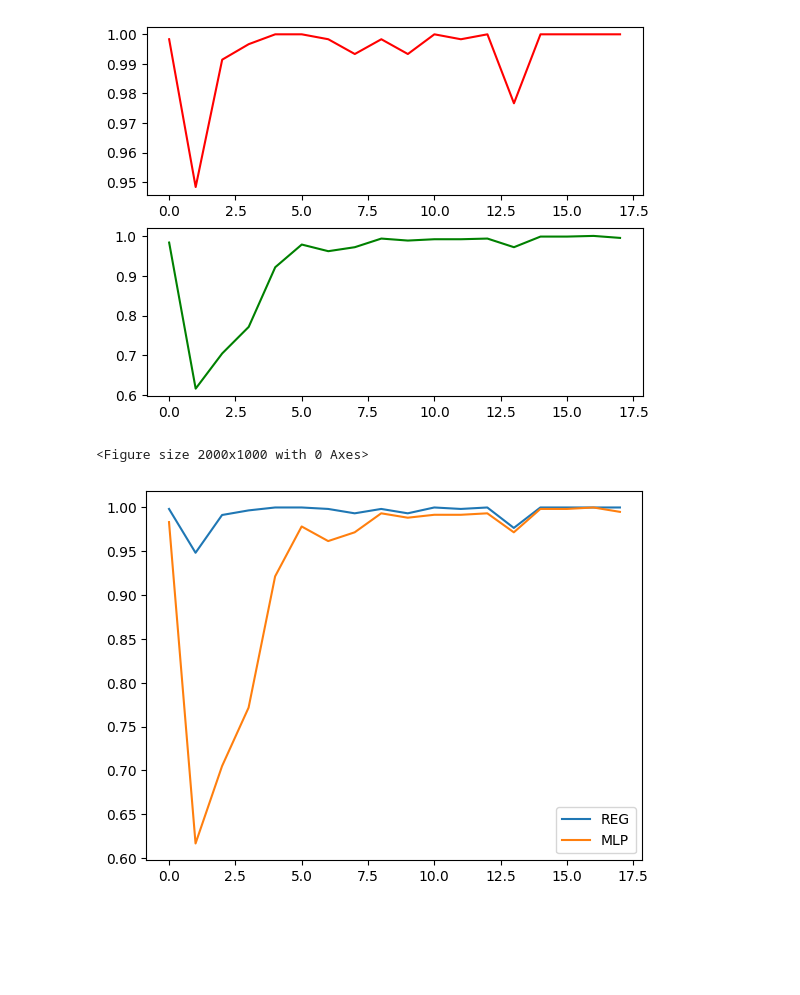
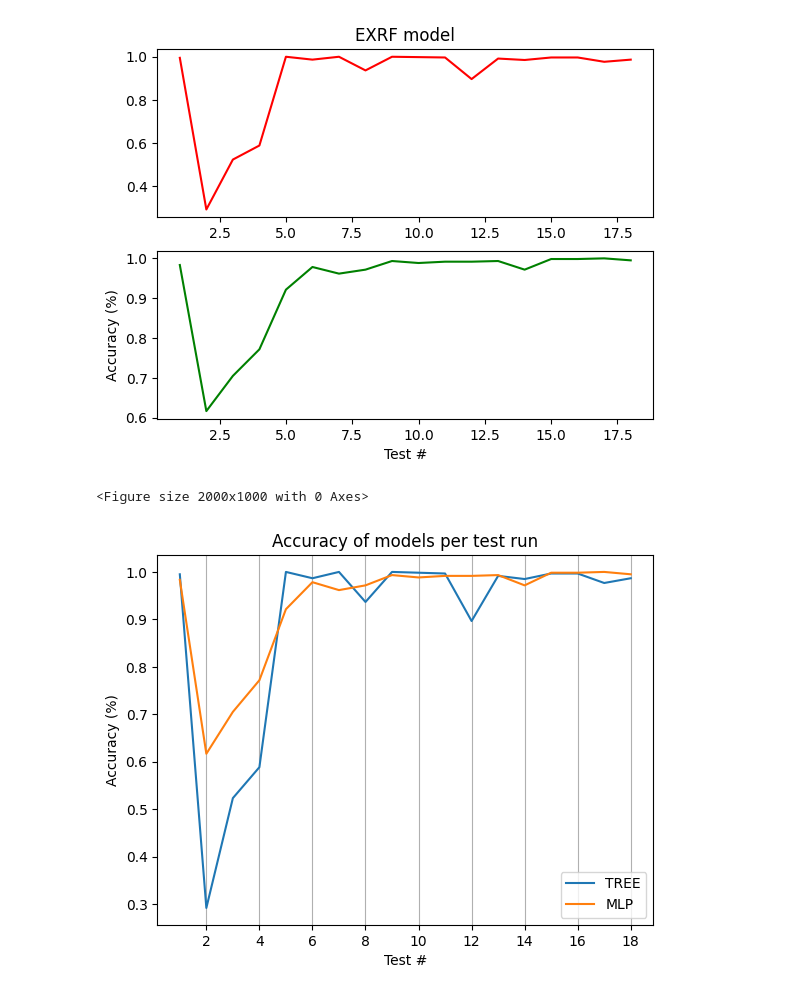
Before and after one commit to janenotjung-hue/inverted-pendulum, a Jupyter notebook: code/performance.ipynb, the cells around one changed output. Cells and saved outputs as stored; diff of their text form; code cells hidden in the pictures; blank space fills up the shorter version.

```diff
--- a/code/performance.ipynb
+++ b/code/performance.ipynb
@@ -3,11 +3,12 @@ import matplotlib.pyplot as plt
 import numpy as np
 import pandas as pd
 
-reg_df = pd.read_csv('reg_scores.csv').drop(columns=['Unnamed: 0'])
-mlp_df = pd.read_csv('mlp_scores.csv').drop(columns=['Unnamed: 0'])
-
-print("REG")
-print(reg_df["Accuracy"].describe())
+tree_df = pd.read_csv('tree_scores.csv').drop(columns=["Unnamed: 0", "Test #"])
+tree_df.index += 1
+mlp_df = pd.read_csv('mlp_scores.csv').drop(columns=["Unnamed: 0", "Test #"])
+mlp_df.index += 1
+print("TREE")
+display(tree_df.mean())
 print("MLP")
-print(mlp_df["Accuracy"].describe())
+display(mlp_df.mean())
 # %% [output]
@@ -34,19 +72,27 @@ Name: Accuracy, dtype: float64
 # %%
 fig, (ax1, ax2) = plt.subplots(2)
-ax1.plot(reg_df["Accuracy"], 'r')
+ax1.plot(tree_df["Accuracy"], 'r')
 ax2.plot(mlp_df["Accuracy"], 'g')
+ax1.set_title("EXRF model")
+plt.xlabel("Test #")
+plt.ylabel("Accuracy (%)")
 plt.figure(figsize=(20, 10))
 plt.show()
 # %% [output]
-[figure, old version]
+[figure, new version]
 <Figure size 2000x1000 with 0 Axes>
 # %%
 plt.clf()
-x = reg_df["Accuracy"]
+x = tree_df["Accuracy"]
 y = mlp_df["Accuracy"]
-plt.plot(x, label="REG")
+plt.plot(x, label="TREE")
 plt.plot(y, label="MLP")
+plt.locator_params(axis='x', nbins=len(x))
+plt.title("Accuracy of models per test run")
+plt.xlabel("Test #")
+plt.ylabel("Accuracy (%)")
 plt.legend()
+plt.grid(True, axis='x')
 plt.show()
 # %% [output]
-[figure, old version]
+[figure, new version]
```
Also changed, not shown: parts of 2 cells of this notebook, 2 other files.
